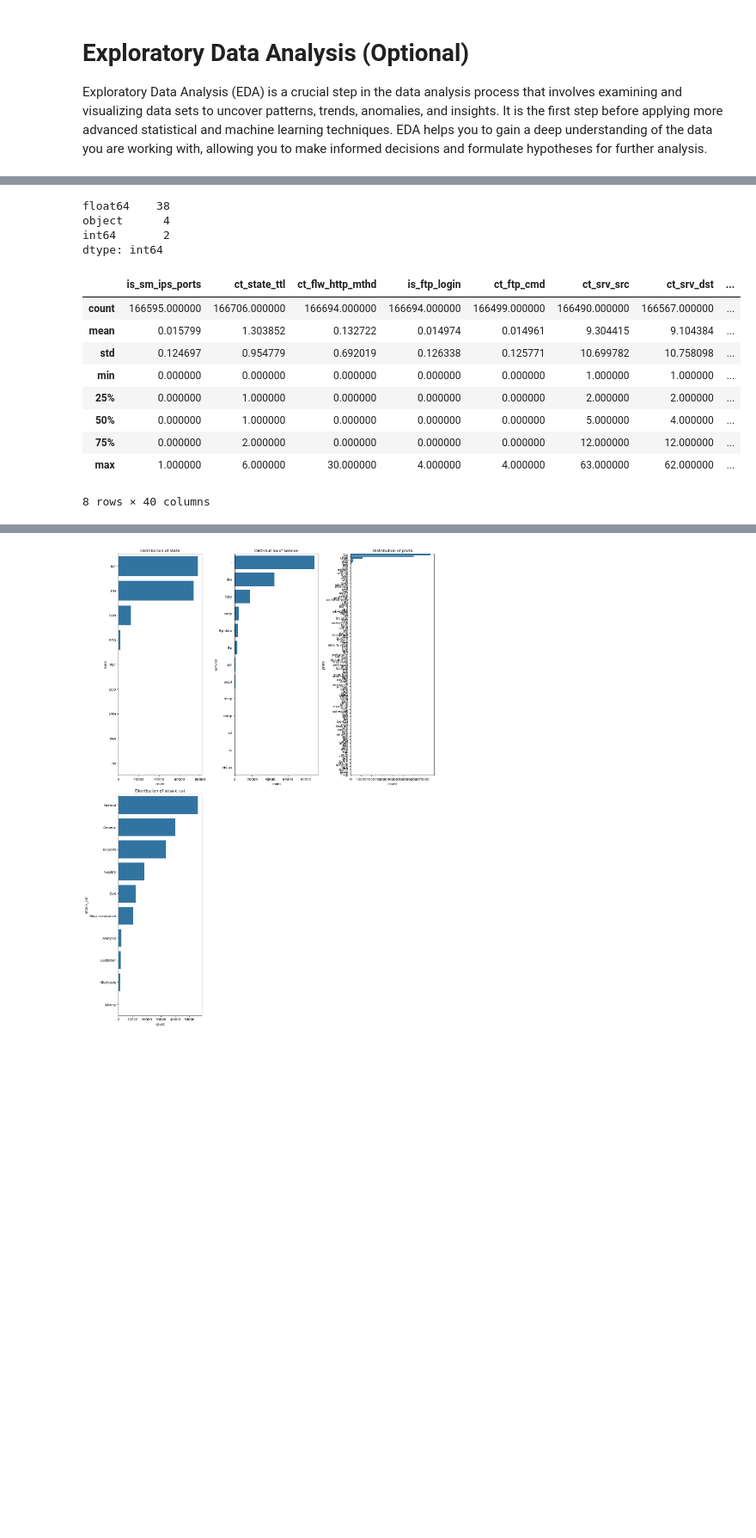
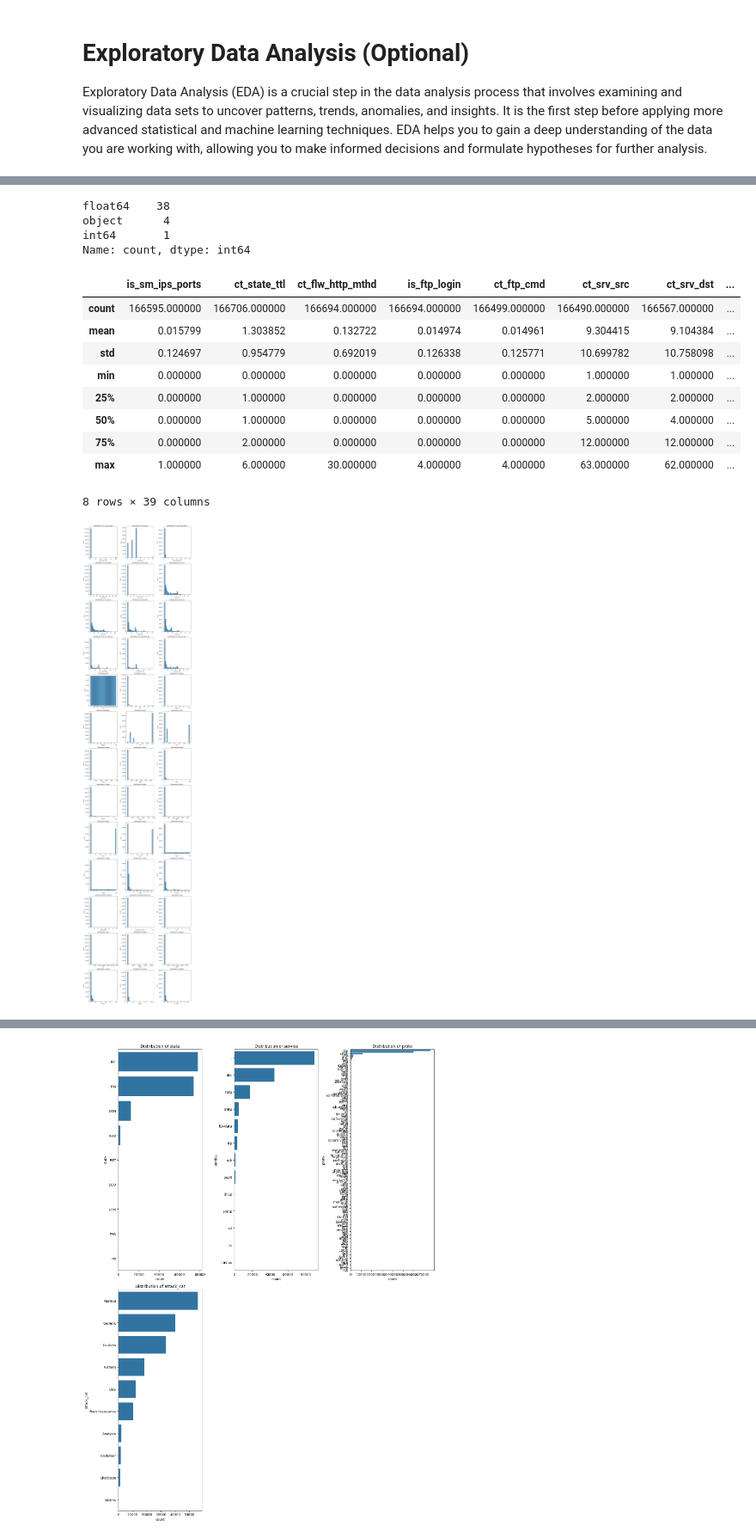
Before and after one commit to FrancescoMichael/Tubes2-AI, a Jupyter notebook: main.ipynb, the cells around one changed output, grey strips where cells are left out. Shown at 86% size. Drawn from its saved outputs; the diff is of its cells as text; code cells hidden in the pictures; blank space fills up the shorter version.

```diff
--- a/main.ipynb
+++ b/main.ipynb
@@ -91,4 +85,4 @@ df_train = all_data_train[0]
 for df_i in all_data_train[1:]:
     df_train = pd.merge(df_train, df_i, on='id')
 
-df_train
+df_train.drop(["label"], axis=1, inplace=True)
@@ -232,8 +192,8 @@ df_train.dtypes.value_counts()
 # %% [output]
 float64    38
 object      4
-int64       2
-dtype: int64
+int64       1
+Name: count, dtype: int64
 # %%
 numeric_feats = df_train.select_dtypes(include=np.number)
 
@@ -250,20 +210,22 @@ numeric_feats.describe()
 | 50% | 0.000000 | 1.000000 | 0.000000 | 0.000000 | 0.000000 | 5.000000 | 4.000000 | ... |
 | 75% | 0.000000 | 2.000000 | 0.000000 | 0.000000 | 0.000000 | 12.000000 | 12.000000 | ... |
 | max | 1.000000 | 6.000000 | 30.000000 | 4.000000 | 4.000000 | 63.000000 | 62.000000 | ... |
-8 rows × 40 columns
+8 rows × 39 columns
 # %%
 num_features = numeric_feats.shape[1]
 
 num_cols = 3
-num_rows = (num_features + num_cols - 1) // num_cols
+num_rows = (num_features + num_cols - 1)
 # %%
-# plt.figure(figsize=(15, num_rows * 5))
+plt.figure(figsize=(15, num_rows * 5))
 
-# for i, column in enumerate(numeric_feats.columns, 1):
-#     plt.subplot(num_rows, num_cols, i)
-#     sns.histplot(numeric_feats[column], bins=30)
-#     plt.title(f'Distribution of {column}')
+for i, column in enumerate(numeric_feats.columns, 1):
+    plt.subplot(num_rows, num_cols, i)
+    sns.histplot(numeric_feats[column], bins=30)
+    plt.title(f'Distribution of {column}')
 
-# plt.tight_layout()
-# plt.show()
+plt.tight_layout()
+plt.show()
+# %% [output]
+[figure, added]
 # %%
```
Also changed, not shown: parts of 143 cells of this notebook, 13 other files.
